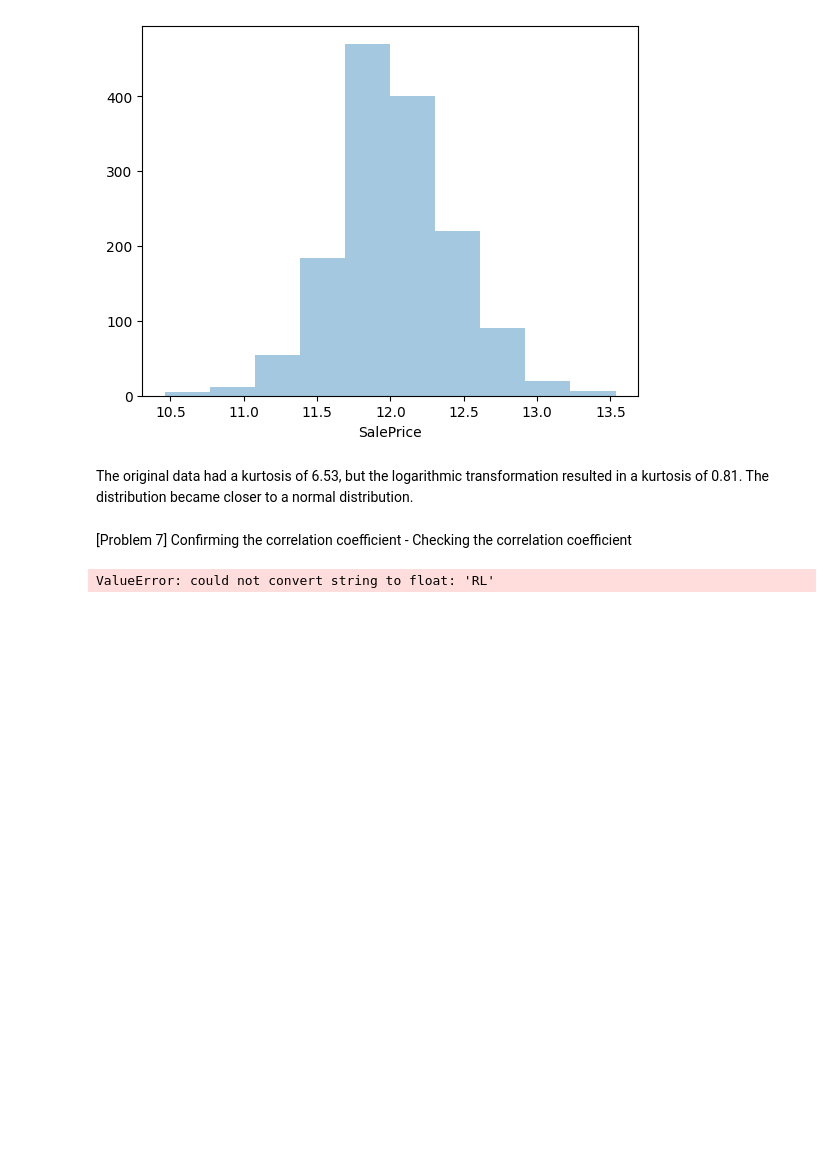
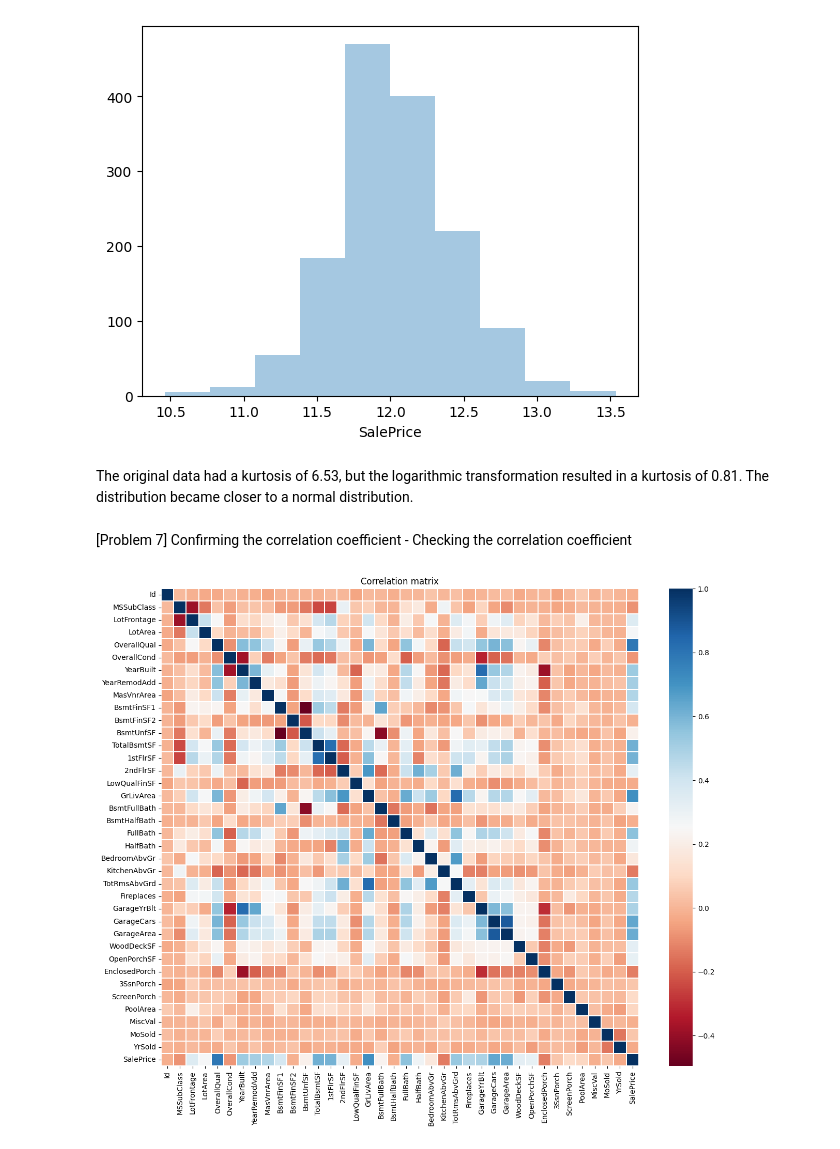
Before and after one commit to yhamidah/AI-Assignments, a Jupyter notebook: Housing_Information_Analysis.ipynb, the cells around one changed output. Cells and saved outputs as stored; diff of their text form; code cells hidden in the pictures; blank space fills up the shorter version.

```diff
--- a/Housing_Information_Analysis.ipynb
+++ b/Housing_Information_Analysis.ipynb
@@ -249,13 +249,14 @@ The original data had a kurtosis of 6.53, but the logarithmic transformation res
 Checking the correlation coefficient
 # %%
 #Create a heat map of the correlation coefficient matrix
+df = df.drop(df.select_dtypes(include=['object', 'category']).columns, axis=1)
 df_corr = df.corr()
 
 colormap = plt.cm.RdBu
 plt.subplots(figsize=(15, 12))
 plt.title('Correlation matrix')
 sns.heatmap(df_corr,linewidths=0.1,vmax=1.0,
             square=True, cmap=colormap, linecolor='white', annot=False)
 plt.show()
 # %% [output]
-ValueError: could not convert string to float: 'RL'
+[figure, added]
```
Also changed, not shown: parts of 3 cells of this notebook.
